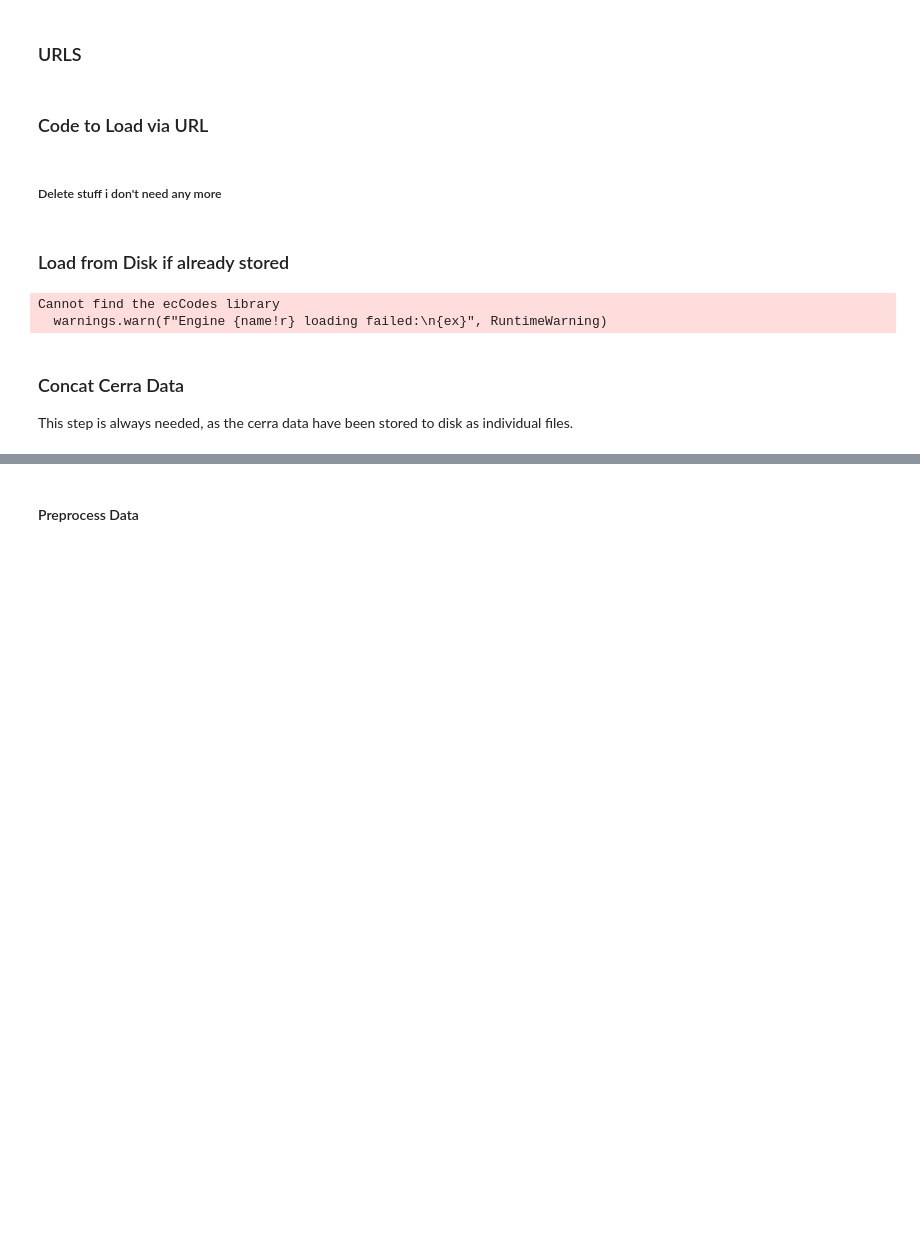
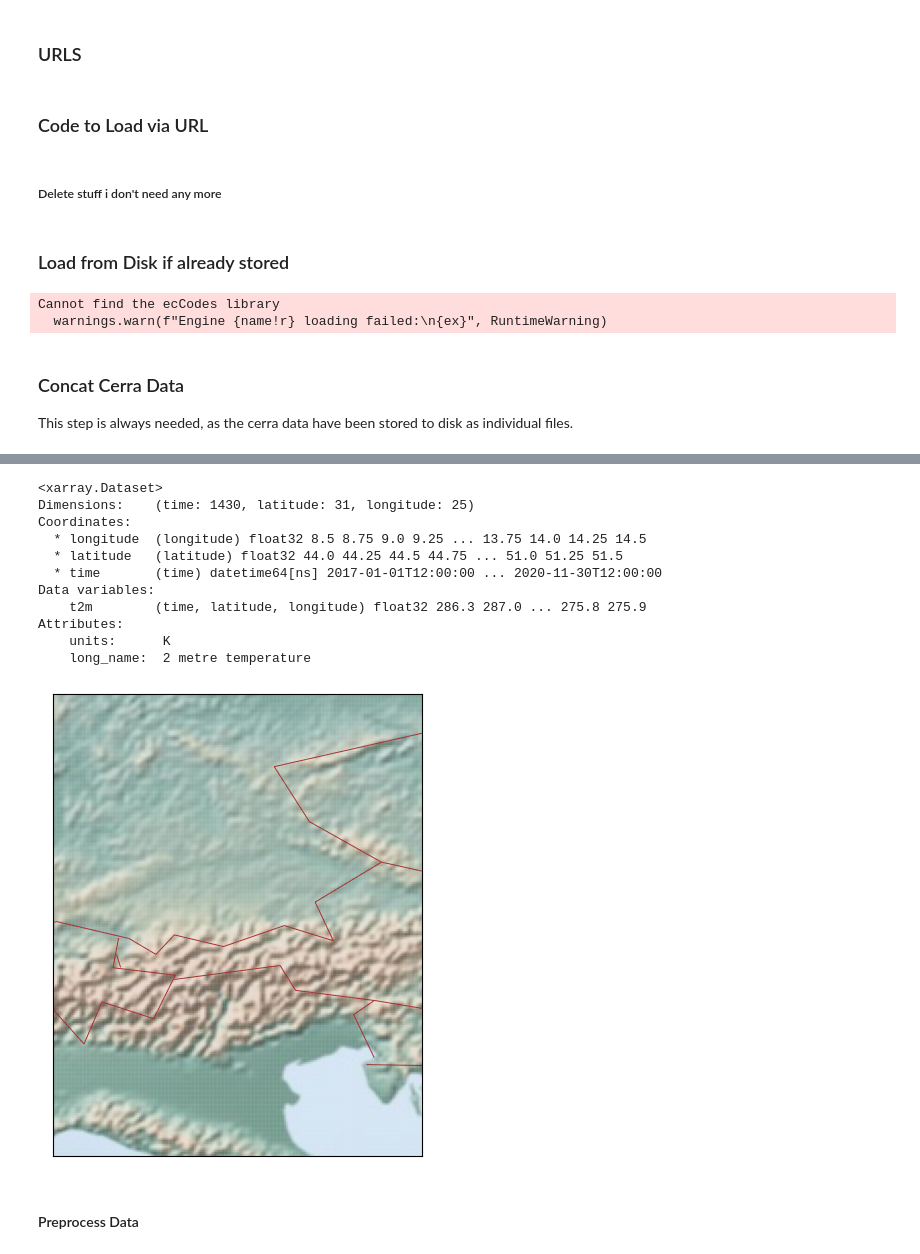
Before and after one commit to riccih-dev/bac_unet_downscaling, a Jupyter notebook: data_processing_10y.ipynb, the cells around one changed output, grey strips where cells are left out. Cells and saved outputs as stored; diff of their text form; code cells hidden in the pictures; blank space fills up the shorter version.

```diff
--- a/data_processing_10y.ipynb
+++ b/data_processing_10y.ipynb
@@ -364,10 +364,11 @@ Cannot find the ecCodes library
 This step is always needed, as the cerra data have been stored to disk as individual files.
 # %%
 idx_era5 =131
+start = 84
 idx_cerra = idx_era5
 # %%
 # Create a list of file paths
-file_paths = [os.path.join(data_path, f'cerra0{i}.nc') for i in range(0, idx_cerra)]
+file_paths = [os.path.join(data_path, f'cerra0{i}.nc') for i in range(start, idx_cerra)]
 
 # Open multiple files using open_mfdataset
 cerra_ds = xr.open_mfdataset(file_paths)#, concat_dim='time')
@@ -378,5 +379,5 @@ size_in_gb = size_in_bytes / (1024**3)  # 1 GB = 1024^3 bytes
 
 print(f"Size of the xarray dataset: {size_in_gb:.2f} GB")
 
-#display(cerra_ds)
+display(cerra_ds)
 # %% [output]
@@ -384,6 +418,6 @@ Size of the xarray dataset: 47.68 GB
 # %%
 # Create a list of file paths
-file_paths = [os.path.join(data_path, f'era50{i}.nc') for i in range(0, idx_era5)]
+file_paths = [os.path.join(data_path, f'era50{i}.nc') for i in range(start, idx_era5)]
 
 # Open multiple files using open_mfdataset
 era5_ds = xr.open_mfdataset(file_paths)#, concat_dim='time')
@@ -393,4 +427,6 @@ size_in_bytes = era5_ds.nbytes
 size_in_gb = size_in_bytes / (1024**3)  # 1 GB = 1024^3 bytes
 
 print(f"Size of the xarray dataset: {size_in_gb:.2f} GB")
+
+display(era5_ds)
 # %% [output]
@@ -446,0 +467,63 @@ Attributes:
+# %%
+from visualization.evaluation_visualizer import EvaluationVisualization
+from preprocessor.preprocessor import extract_t2m_at_specific_times, sort_ds
+from downscaling.pipeline import DownscalingPipeline
+from visualization.spatial_area_visualizer import SpatialVisualizer
+
+cerra = sort_ds(cerra_ds)
+era5 = sort_ds(era5_ds)
+era5_add = sort_ds(era5_add_ds)
+cerra_add = sort_ds(cerra_add_ds)
+
+cerra = extract_t2m_at_specific_times(cerra)
+era5 = extract_t2m_at_specific_times(era5)
+
+lon_min = 8.3
+lat_min = 43.8
+lon_max = 14.5
+lat_max = 51.5
+
+crop_area = [lon_min, lat_min, lon_max, lat_max]
+
+
+cerra = cerra.sel(
+            longitude=slice(crop_area[0], crop_area[2]),
+            latitude=slice(crop_area[1], crop_area[3])
+        )
+
+era5 = era5.sel(
+            longitude=slice(crop_area[0], crop_area[2]),
+            latitude=slice(crop_area[1], crop_area[3])
+        )
+
+era5_add = era5_add.sel(
+            longitude=slice(crop_area[0], crop_area[2]),
+            latitude=slice(crop_area[1], crop_area[3])
+        )
+
+cerra_add = cerra_add.sel(
+            longitude=slice(crop_area[0], crop_area[2]),
+            latitude=slice(crop_area[1], crop_area[3])
+        )
+
+#ecv = EvaluationVisualization()
+# Assuming hr_data is your high-resolution data
+#ecv.histograms(cerra, era5, 'High-Resolution Data')
+
+print(era5)
+
+c = SpatialVisualizer(era5)
+c.visualize_spatial_area()
+# %% [output]
+<xarray.Dataset>
+Dimensions:    (time: 1430, latitude: 31, longitude: 25)
+Coordinates:
+  * longitude  (longitude) float32 8.5 8.75 9.0 9.25 ... 13.75 14.0 14.25 14.5
+  * latitude   (latitude) float32 44.0 44.25 44.5 44.75 ... 51.0 51.25 51.5
+  * time       (time) datetime64[ns] 2017-01-01T12:00:00 ... 2020-11-30T12:00:00
+Data variables:
+    t2m        (time, latitude, longitude) float32 286.3 287.0 ... 275.8 275.9
+Attributes:
+    units:      K
+    long_name:  2 metre temperature
+[figure, added]
```
Also changed, not shown: parts of 11 cells of this notebook, 10 other files.
